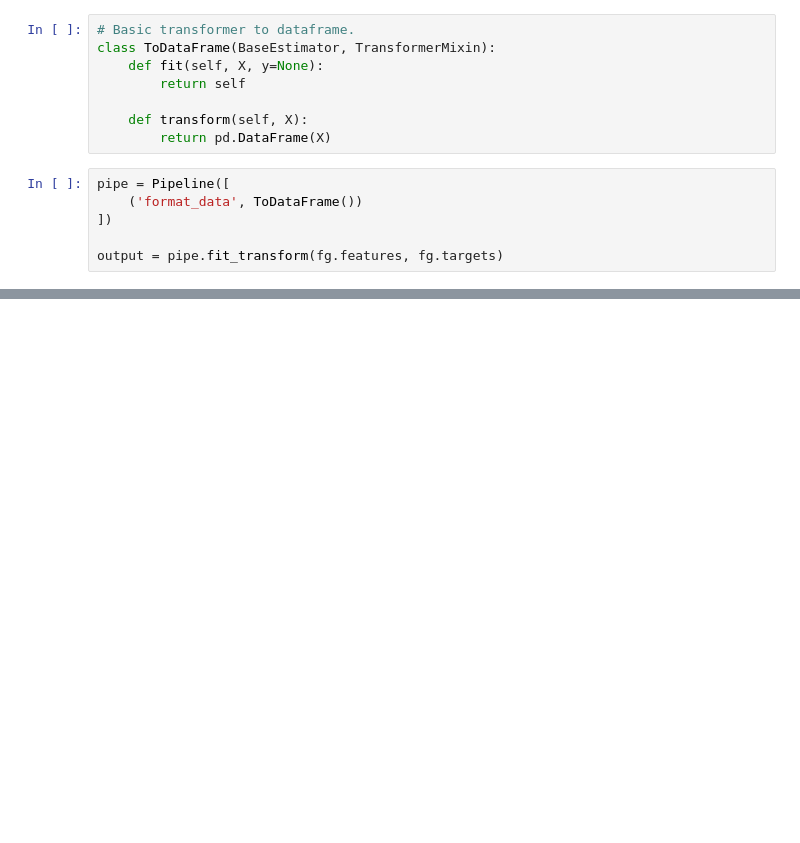
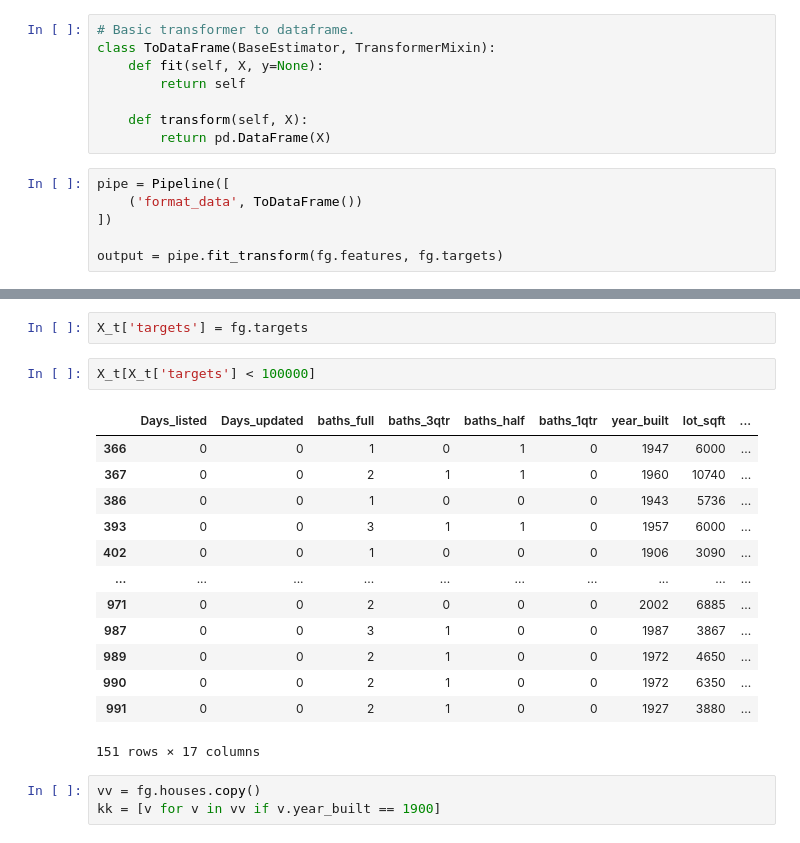
Before and after one commit to AndrewCoogan/BHU, a Jupyter notebook: Housing API Playground.ipynb, the cells around one changed output, grey strips where cells are left out. Saved outputs shown, nothing was run; the diff lists cells and outputs as text; blank space fills up the shorter version.

```diff
--- a/Housing API Playground.ipynb
+++ b/Housing API Playground.ipynb
@@ -582,0 +636,21 @@ X_t
+# %%
+X_t['targets'] = fg.targets
+# %%
+X_t[X_t['targets'] < 100000]
+# %% [output]
+|  | Days_listed | Days_updated | baths_full | baths_3qtr | baths_half | baths_1qtr | year_built | lot_sqft | ... |
+| 366 | 0 | 0 | 1 | 0 | 1 | 0 | 1947 | 6000 | ... |
+| 367 | 0 | 0 | 2 | 1 | 1 | 0 | 1960 | 10740 | ... |
+| 386 | 0 | 0 | 1 | 0 | 0 | 0 | 1943 | 5736 | ... |
+| 393 | 0 | 0 | 3 | 1 | 1 | 0 | 1957 | 6000 | ... |
+| 402 | 0 | 0 | 1 | 0 | 0 | 0 | 1906 | 3090 | ... |
+| ... | ... | ... | ... | ... | ... | ... | ... | ... | ... |
+| 971 | 0 | 0 | 2 | 0 | 0 | 0 | 2002 | 6885 | ... |
+| 987 | 0 | 0 | 3 | 1 | 0 | 0 | 1987 | 3867 | ... |
+| 989 | 0 | 0 | 2 | 1 | 0 | 0 | 1972 | 4650 | ... |
+| 990 | 0 | 0 | 2 | 1 | 0 | 0 | 1972 | 6350 | ... |
+| 991 | 0 | 0 | 2 | 1 | 0 | 0 | 1927 | 3880 | ... |
+151 rows × 17 columns
+# %%
+vv = fg.houses.copy()
+kk = [v for v in vv if v.year_built == 1900]
```
Also changed, not shown: parts of 7 cells of this notebook.
